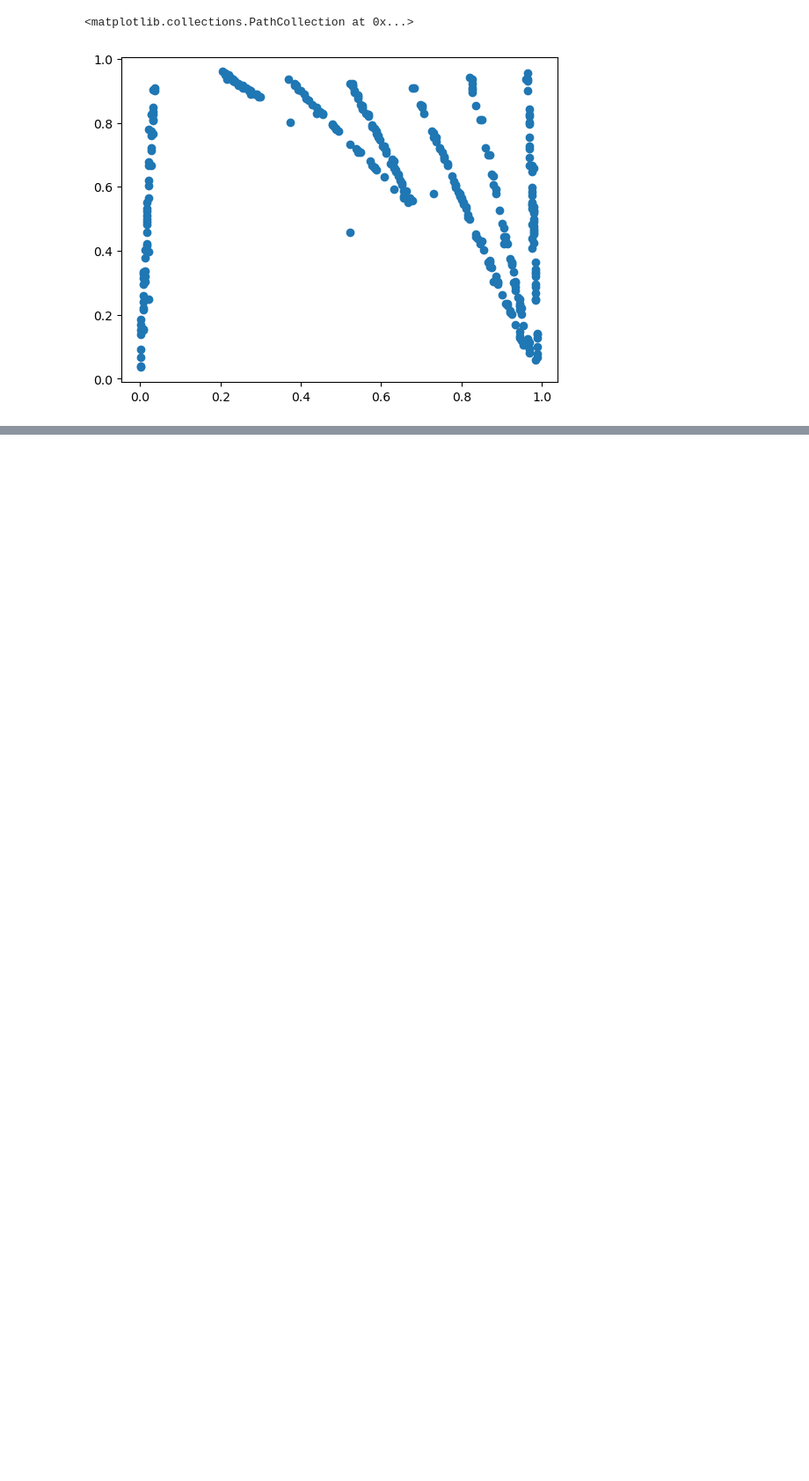
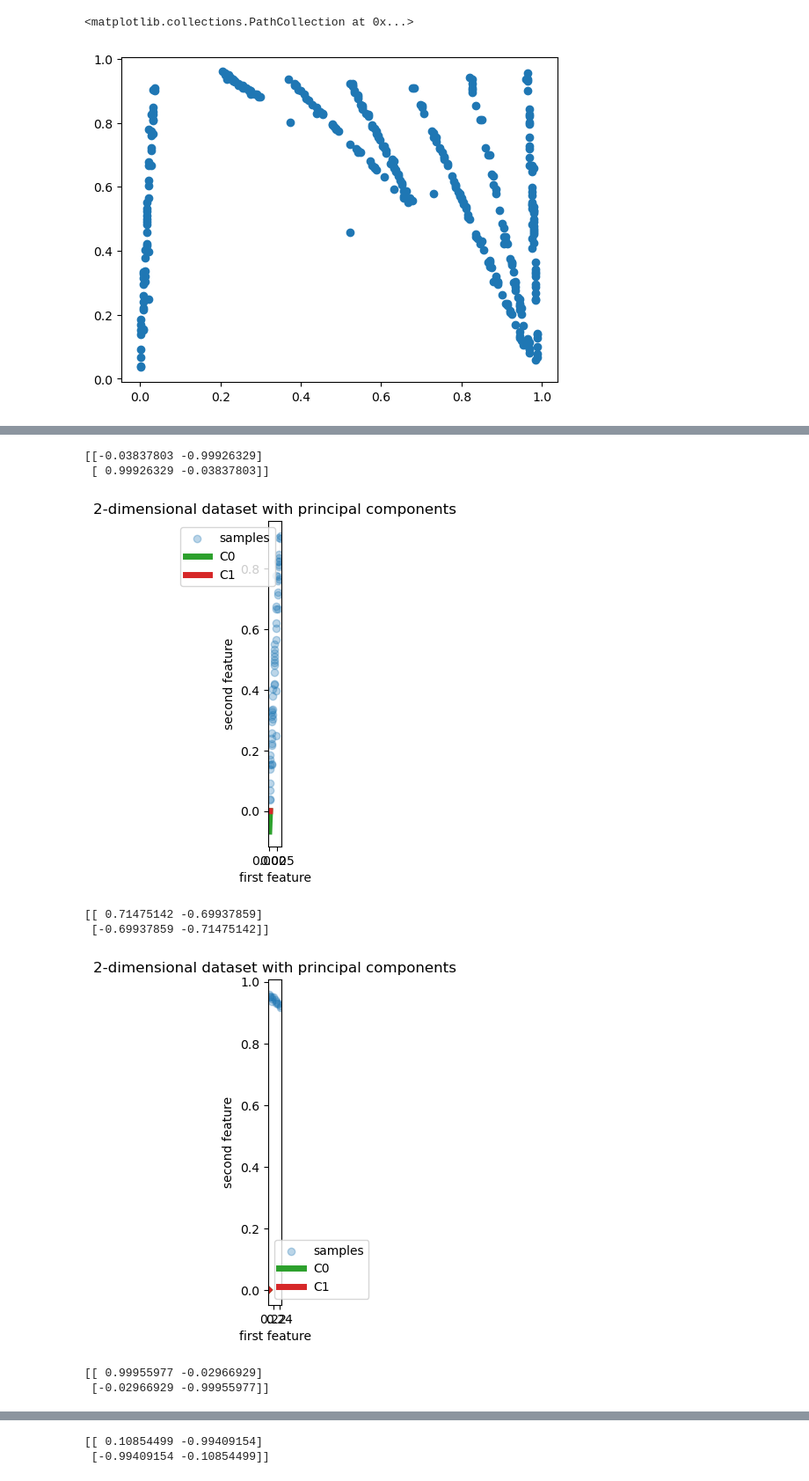
Before and after one commit to wpotrzebowski/detector-calibration, a Jupyter notebook: instrument/loki/h5scripts/StrawPos.ipynb, the cells around one changed output, grey strips where cells are left out. Shown at 88% size. Drawn from its saved outputs; the diff is of its cells as text; code cells hidden in the pictures; blank space fills up the shorter version.

```diff
--- a/instrument/loki/h5scripts/StrawPos.ipynb
+++ b/instrument/loki/h5scripts/StrawPos.ipynb
@@ -376,20 +315,0 @@ cluster_optics(Z, 20)
-# %%
-Z = []
-X = []
-for i in range(200):
-    x = histogrammed.coords['pos'][i].value
-    z = histogrammed['pos', i].values.sum()
-    X.append(x)
-    Z.append(z)
-Y = np.array([X, Z]).transpose()
-plt.scatter(Y[:, 0], Y[:, 1])
-# %%
-Z = []
-X = []
-for i in range(200):
-    x = histogrammed.coords['straw'][i].value
-    z = histogrammed['straw', i].values.sum()
-    X.append(x)
-    Z.append(z)
-Y = np.array([X, Z]).transpose()
-plt.scatter(Y[:, 0], Y[:, 1])
@@ -426,8 +319,25 @@ straws = [straw1, straw2, straw3, straw4, straw5, straw6, straw7]
+# %%
+straw_edges=[(0,0.1),(0.1,0.25),(0.25,0.4),(0.4,0.55),(0.55,0.7),(0.7,0.85),(0.85,1.0)]
+# %%
+straws = []
+for i in range(7):
+    straw = generate_straw(tubes, straw_edges[i][0], straw_edges[i][1])
+    straws.append(straw)
 # %%
 straw_len = 25
 pos_len = 200
 for straw in straws:
-    Z = flatten_image(straw, straw_len, pos_len)
-    pca = PCA(n_components=2).fit(Z)
+#     Z = flatten_image(straw, straw_len, pos_len, 0)
+    #plt.plot(straw[:,0], straw[:,1], 'o')
+    pca = PCA(n_components=2).fit(straw)
     print(pca.components_)
-    plot_pca(Z, pca)
+    plot_pca(straw, pca)
+# %% [output]
+[[-0.03837803 -0.99926329]
+ [ 0.99926329 -0.03837803]]
+[figure, added]
+[[ 0.71475142 -0.69937859]
+ [-0.69937859 -0.71475142]]
+[figure, added]
+[[ 0.99955977 -0.02966929]
+ [-0.02966929 -0.99955977]]
@@ -433,0 +345,2 @@ for straw in straws:
+[[ 0.10854499 -0.99409154]
+ [-0.99409154 -0.10854499]]
```
Also changed, not shown: parts of 37 cells of this notebook.
